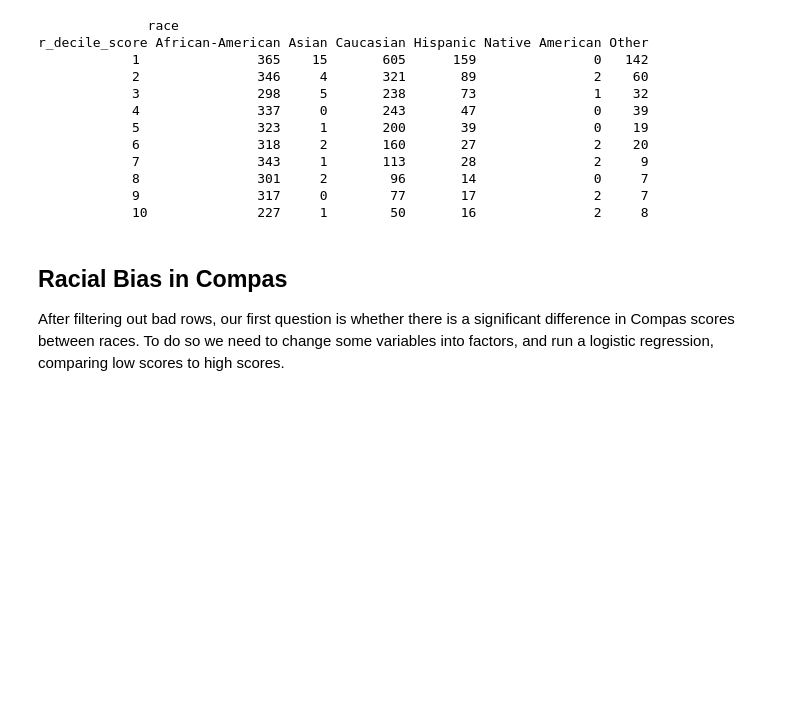
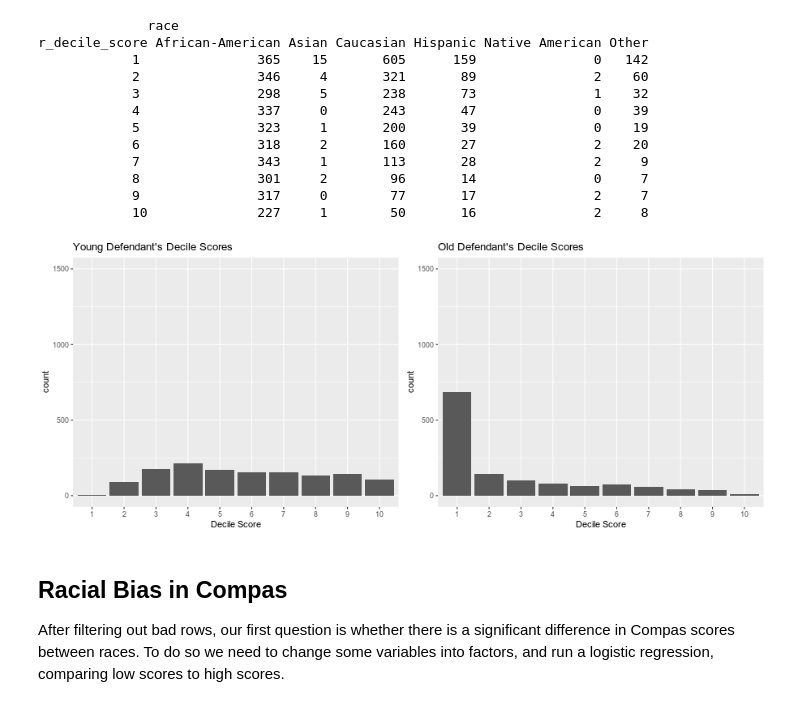
Before and after one commit to henriqueup/hcml_projeto, a Jupyter notebook: Compas Analysis.ipynb, the cells around one changed output. Saved outputs shown, nothing was run; the diff lists cells and outputs as text; code cells hidden in the pictures; blank space fills up the shorter version.

```diff
--- a/Compas Analysis.ipynb
+++ b/Compas Analysis.ipynb
@@ -145,6 +142,19 @@ r_decile_score African-American Asian Caucasian Hispanic Native American Other
             8               301     2        96       14               0     7
             9               317     0        77       17               2     7
             10              227     1        50       16               2     8
+# %%
+%%R -w 900 -h 363 -u px
+library(grid)
+library(gridExtra)
+pblack <- ggplot(data=filter(df, age_cat =="Less than 25"), aes(ordered(r_decile_score))) +
+          geom_bar() + xlab("Decile Score") +
+          ylim(0, 1500) + ggtitle("Young Defendant's Decile Scores")
+pwhite <- ggplot(data=filter(df, age_cat =="Greater than 45"), aes(ordered(r_decile_score))) +
+          geom_bar() + xlab("Decile Score") +
+          ylim(0, 1500) + ggtitle("Old Defendant's Decile Scores")
+grid.arrange(pblack, pwhite,  ncol = 2)
+# %% [output]
+[figure, added]
 # %% [markdown]
 ## Racial Bias in Compas
 
```
Also changed, not shown: parts of 5 cells of this notebook, 3 other files.
